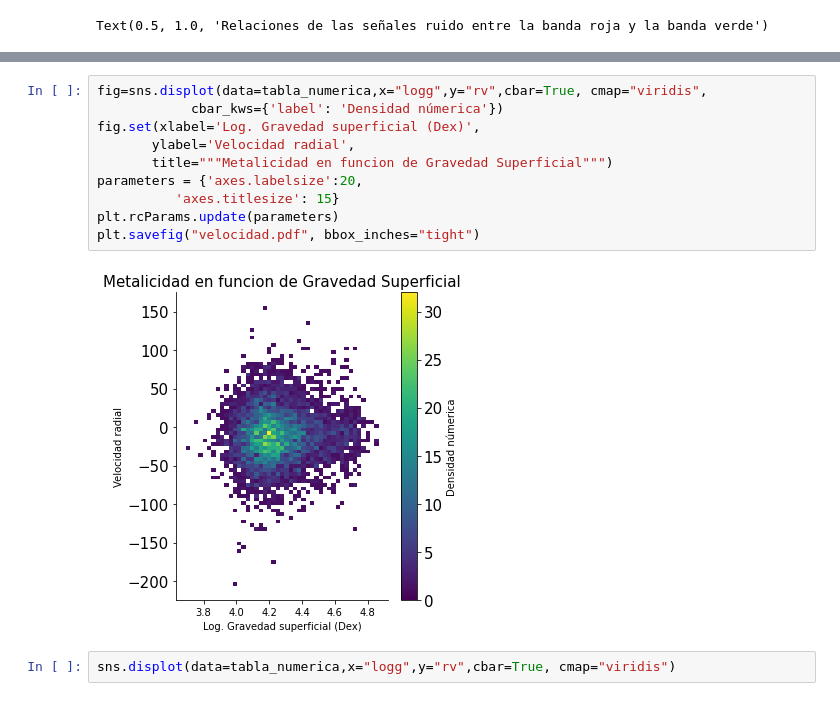
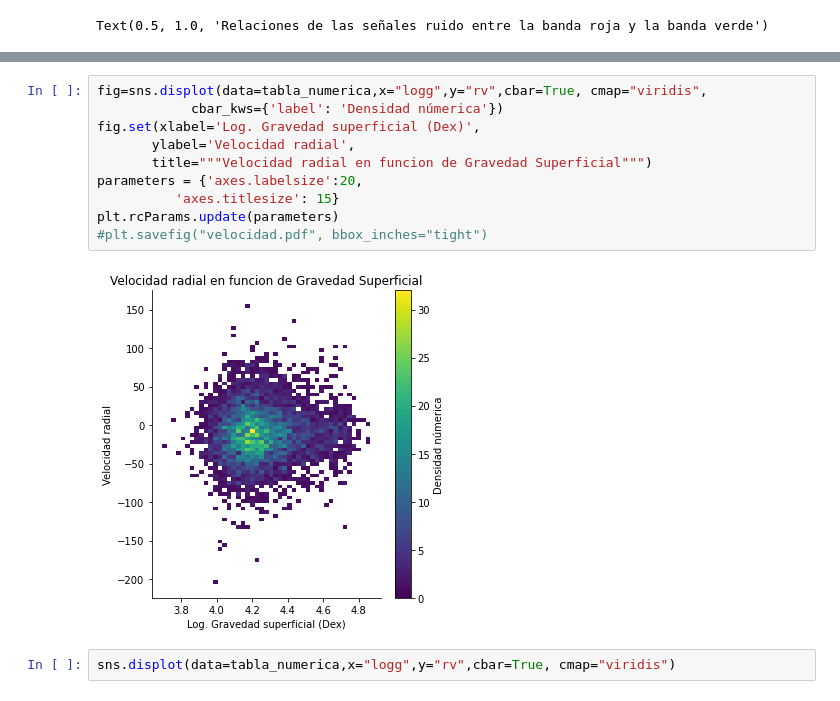
Before and after one commit to oscarcalv/Primer-Parcial-de-Fisica-Computacional, a Jupyter notebook: cuaderno_parcial.ipynb, the cells around one changed output, grey strips where cells are left out. Saved outputs shown, nothing was run; the diff lists cells and outputs as text.

Commit message:
arregle una imagen(label, rotacion)

```diff
--- a/cuaderno_parcial.ipynb
+++ b/cuaderno_parcial.ipynb
@@ -231,15 +227,15 @@ plt.savefig("biverian_velocidad.pdf", bbox_inches="tight")
 # %%
 fig=sns.displot(data=tabla_numerica,x="logg",y="rv",cbar=True, cmap="viridis",
             cbar_kws={'label': 'Densidad númerica'})
 fig.set(xlabel='Log. Gravedad superficial (Dex)',
        ylabel='Velocidad radial',
-       title="""Metalicidad en funcion de Gravedad Superficial""")
+       title="""Velocidad radial en funcion de Gravedad Superficial""")
 parameters = {'axes.labelsize':20,
           'axes.titlesize': 15}
 plt.rcParams.update(parameters)
-plt.savefig("velocidad.pdf", bbox_inches="tight")
+#plt.savefig("velocidad.pdf", bbox_inches="tight")
 # %% [output]
-[figure, old version]
+[figure, new version]
 # %%
 sns.displot(data=tabla_numerica,x="logg",y="rv",cbar=True, cmap="viridis")
 # %% [output]
```
Also changed, not shown: parts of 4 cells of this notebook, 3 other files.
